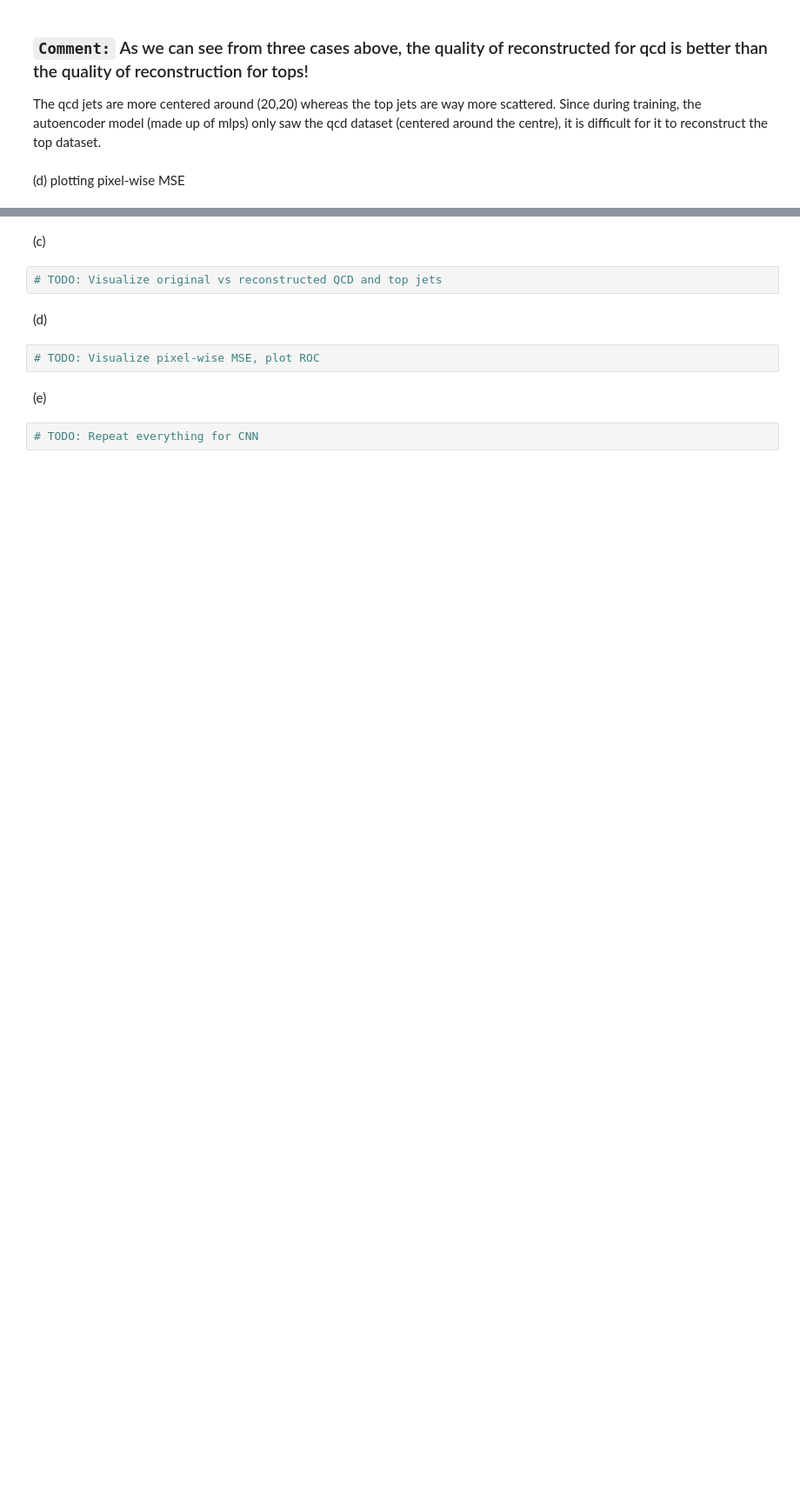
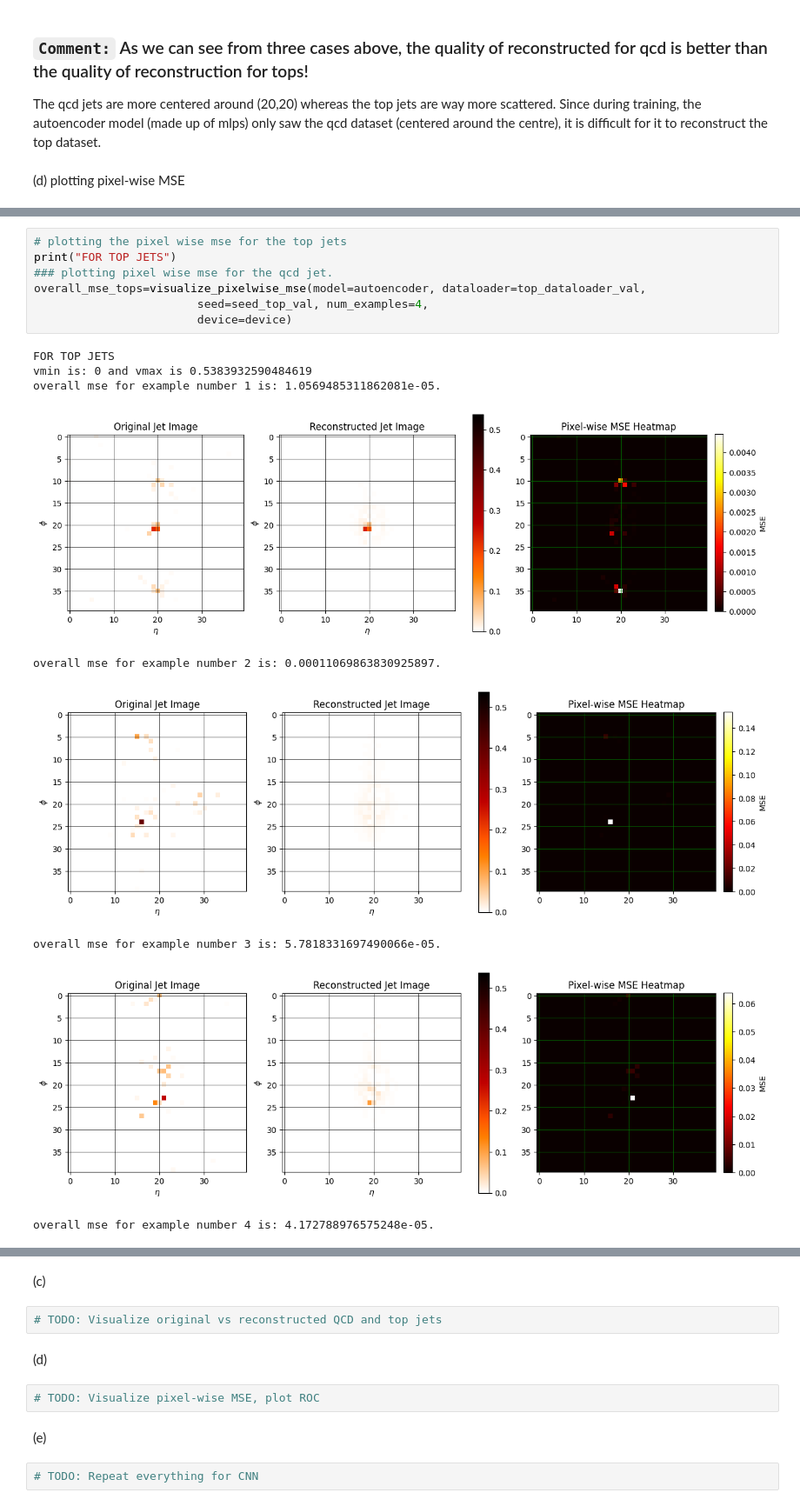
Before and after one commit to neelkanthrawat/mlph2023-Exercises, a Jupyter notebook: sheet08.ipynb, the cells around one changed output, grey strips where cells are left out. Shown at 87% size. Saved outputs shown, nothing was run; the diff lists cells and outputs as text; blank space fills up the shorter version.

```diff
--- a/sheet08.ipynb
+++ b/sheet08.ipynb
@@ -897,0 +950,17 @@ vmin is: 0 and vmax is 0.8060302734375
+# %%
+# plotting the pixel wise mse for the top jets
+print("FOR TOP JETS")
+### plotting pixel wise mse for the qcd jet.
+overall_mse_tops=visualize_pixelwise_mse(model=autoencoder, dataloader=top_dataloader_val,
+                        seed=seed_top_val, num_examples=4,
+                        device=device)
+# %% [output]
+FOR TOP JETS
+vmin is: 0 and vmax is 0.5383932590484619
+overall mse for example number 1 is: 1.0569485311862081e-05.
+[figure, added]
+overall mse for example number 2 is: 0.00011069863830925897.
+[figure, added]
+overall mse for example number 3 is: 5.7818331697490066e-05.
+[figure, added]
+overall mse for example number 4 is: 4.172788976575248e-05.
```
Also changed, not shown: parts of 17 cells of this notebook.
